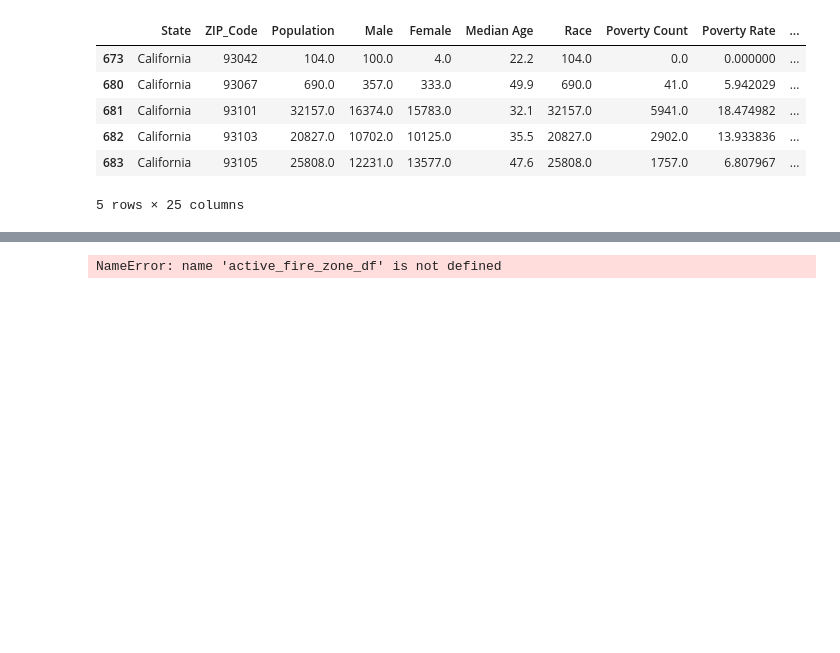
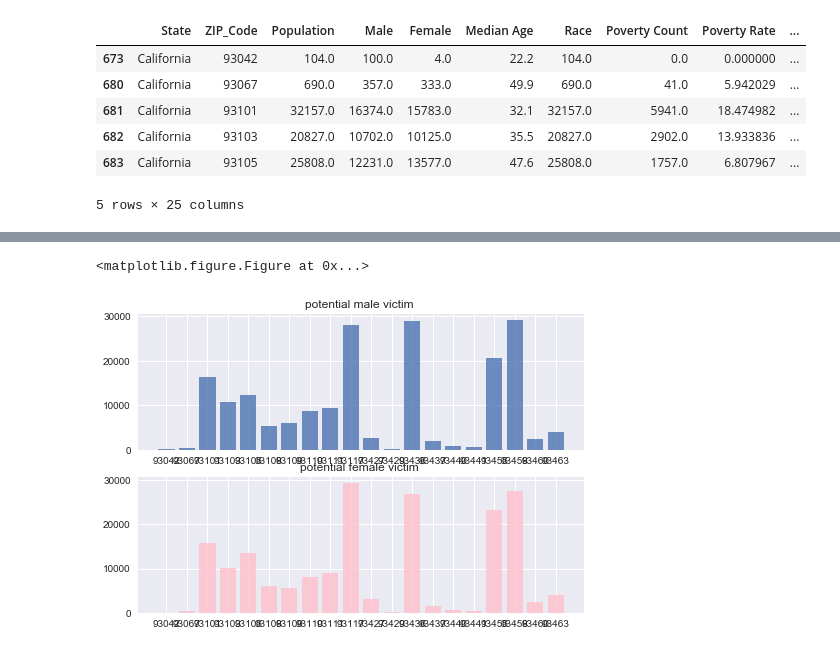
Before and after one commit to sheygarga/Project1Team6, a Jupyter notebook: Thomas_fire_sh_census.ipynb, the cells around one changed output, grey strips where cells are left out. Cells and saved outputs as stored; diff of their text form; code cells hidden in the pictures; blank space fills up the shorter version.

```diff
--- a/Thomas_fire_sh_census.ipynb
+++ b/Thomas_fire_sh_census.ipynb
@@ -348,28 +364,36 @@ Index(['State', 'ZIP_Code', 'Population', 'Male', 'Female', 'Median Age',
 # %%
 #Gender demographics affected
 # active_fire_zone_df.
 fig,ax=plt.subplots(2)
 # clean_date_df=active_fire_county_df[active_fire_census_df['Median year structure built']!=-666666666.0]
 
 
 # x_val_ven=clean_date_df['Median year structure built'][clean_date_df['county']=='Ventura County']
 # x_val_san=clean_date_df['Median year structure built'][clean_date_df['county']=='Santa Barbara County']
 
 # y_val_ven=clean_date_df['Population'][clean_date_df['county']=='Ventura County']
 # y_val_san=clean_date_df['Population'][clean_date_df['county']=='Santa Barbara County']
 
 # size_ven=clean_date_df['Poverty Rate'][clean_date_df['county']=='Ventura County']
 # size_san=clean_date_df['Poverty Rate'][clean_date_df['county']=='Ventura County']
 
 
 
-plt.bar(active_fire_zone_df.ZIP_Code,active_fire_zone_df.Male)
+ax[0].bar(active_fire_zone_df.ZIP_Code,active_fire_zone_df.Male,alpha=0.8,align='center')
+ax[0].set_title("potential male victim ")
 
-plt.bar(active_fire_zone_df.ZIP_Code,active_fire_zone_df.Female)
+ax[1].bar(active_fire_zone_df.ZIP_Code,active_fire_zone_df.Female,alpha=0.8,color='pink', align='center')
+ax[1].set_title("potential female victim ")
+
+
 
 # plt.bar(active_fire_zone_df.ZIP_Code,active_fire_zone_df.Race)
 
 # scatter(x_val_ven,y_val_ven,s=size_ven*7,
 #            c='red',edgecolors='black',lw=1,alpha=0.7,marker='o',label='Ventura County')
+plt.show()
+
+plt.savefig("Potentail fem and male visctimes")
 # %% [output]
-NameError: name 'active_fire_zone_df' is not defined
+<matplotlib.figure.Figure at 0x...>
+[figure, added]
```
Also changed, not shown: parts of 10 cells of this notebook, 7 other files.
